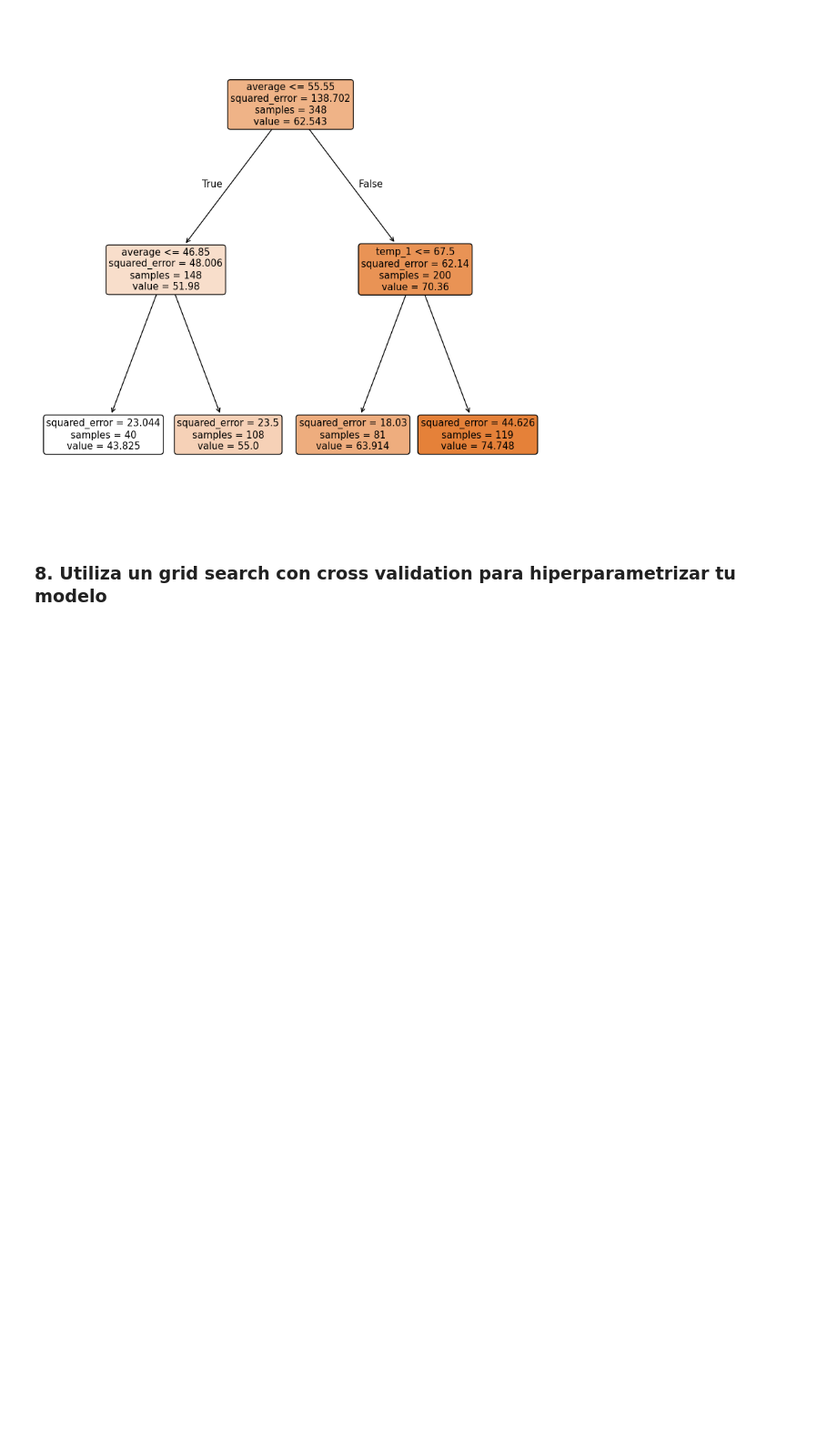
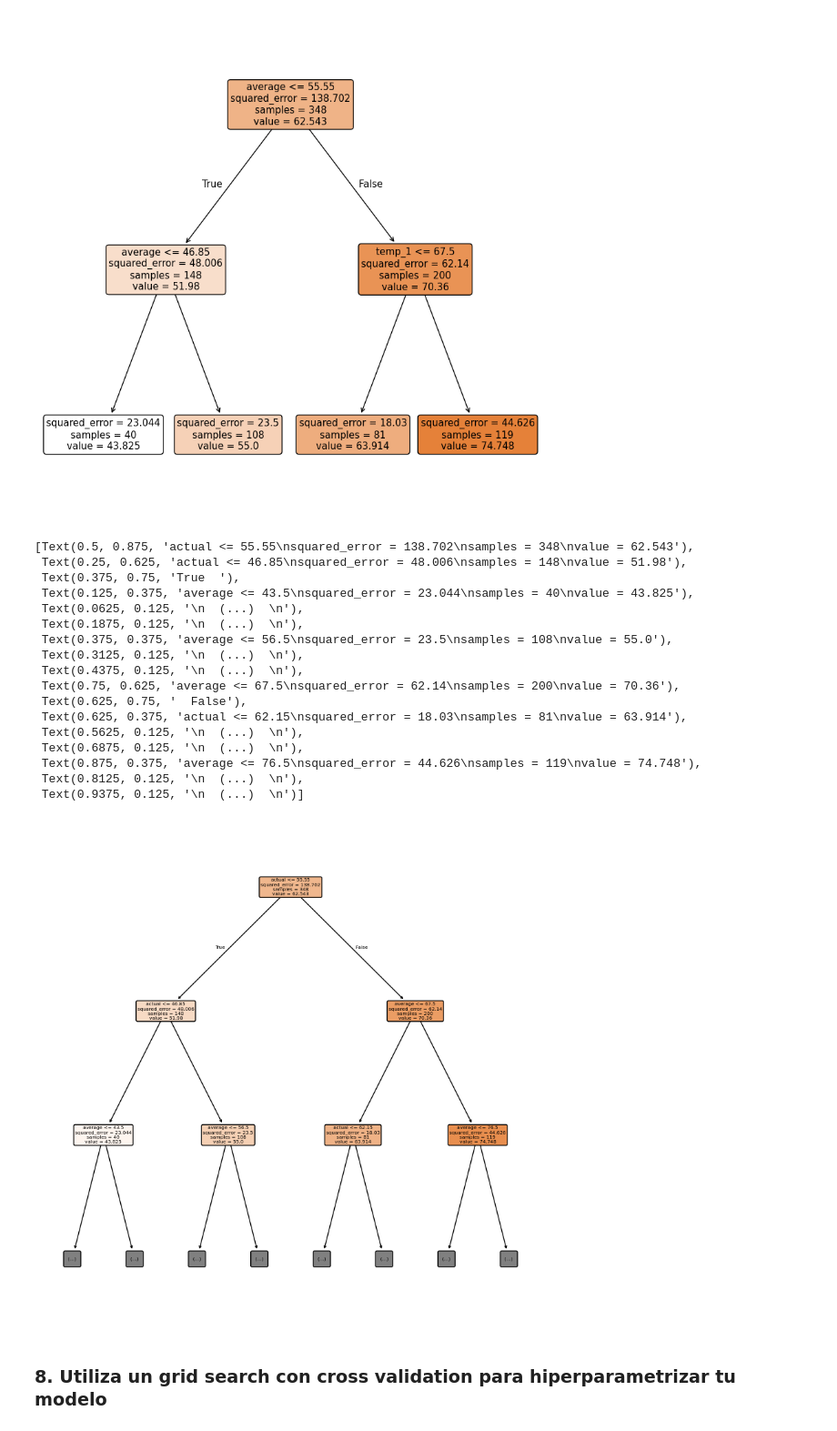
Before and after one commit to diegogerwig/TheBridge_DataScience_Theory_ML, a Jupyter notebook: Supervisado/Clasificación/Arboles de decisión.ipynb/ejercicio/Ejercicio_dgerwig.ipynb, the cells around one changed output. Shown at 91% size. Saved outputs shown, nothing was run; the diff lists cells and outputs as text; code cells hidden in the pictures; blank space fills up the shorter version.

```diff
--- a/Supervisado/Clasificación/Arboles de decisión.ipynb/ejercicio/Ejercicio_dgerwig.ipynb
+++ b/Supervisado/Clasificación/Arboles de decisión.ipynb/ejercicio/Ejercicio_dgerwig.ipynb
@@ -256,6 +256,36 @@ plot_tree(tree_reg1,
  Text(0.625, 0.16666666666666666, 'squared_error = 18.03\nsamples = 81\nvalue = 63.914'),
  Text(0.875, 0.16666666666666666, 'squared_error = 44.626\nsamples = 119\nvalue = 74.748')]
 [figure]
+# %%
+
+from sklearn.tree import plot_tree
+
+plt.figure(figsize=(10,10))
+
+plot_tree(tree_reg2,
+          filled=True,
+          rounded=True,
+          feature_names=X.columns,
+          max_depth=2)
+# %% [output]
+[Text(0.5, 0.875, 'actual <= 55.55\nsquared_error = 138.702\nsamples = 348\nvalue = 62.543'),
+ Text(0.25, 0.625, 'actual <= 46.85\nsquared_error = 48.006\nsamples = 148\nvalue = 51.98'),
+ Text(0.375, 0.75, 'True  '),
+ Text(0.125, 0.375, 'average <= 43.5\nsquared_error = 23.044\nsamples = 40\nvalue = 43.825'),
+ Text(0.0625, 0.125, '\n  (...)  \n'),
+ Text(0.1875, 0.125, '\n  (...)  \n'),
+ Text(0.375, 0.375, 'average <= 56.5\nsquared_error = 23.5\nsamples = 108\nvalue = 55.0'),
+ Text(0.3125, 0.125, '\n  (...)  \n'),
+ Text(0.4375, 0.125, '\n  (...)  \n'),
+ Text(0.75, 0.625, 'average <= 67.5\nsquared_error = 62.14\nsamples = 200\nvalue = 70.36'),
+ Text(0.625, 0.75, '  False'),
+ Text(0.625, 0.375, 'actual <= 62.15\nsquared_error = 18.03\nsamples = 81\nvalue = 63.914'),
+ Text(0.5625, 0.125, '\n  (...)  \n'),
+ Text(0.6875, 0.125, '\n  (...)  \n'),
+ Text(0.875, 0.375, 'average <= 76.5\nsquared_error = 44.626\nsamples = 119\nvalue = 74.748'),
+ Text(0.8125, 0.125, '\n  (...)  \n'),
+ Text(0.9375, 0.125, '\n  (...)  \n')]
+[figure, added]
 # %% [markdown]
 ### 8. Utiliza un grid search con cross validation para hiperparametrizar tu modelo
 # %%
```
Also changed, not shown: parts of 4 cells of this notebook.
